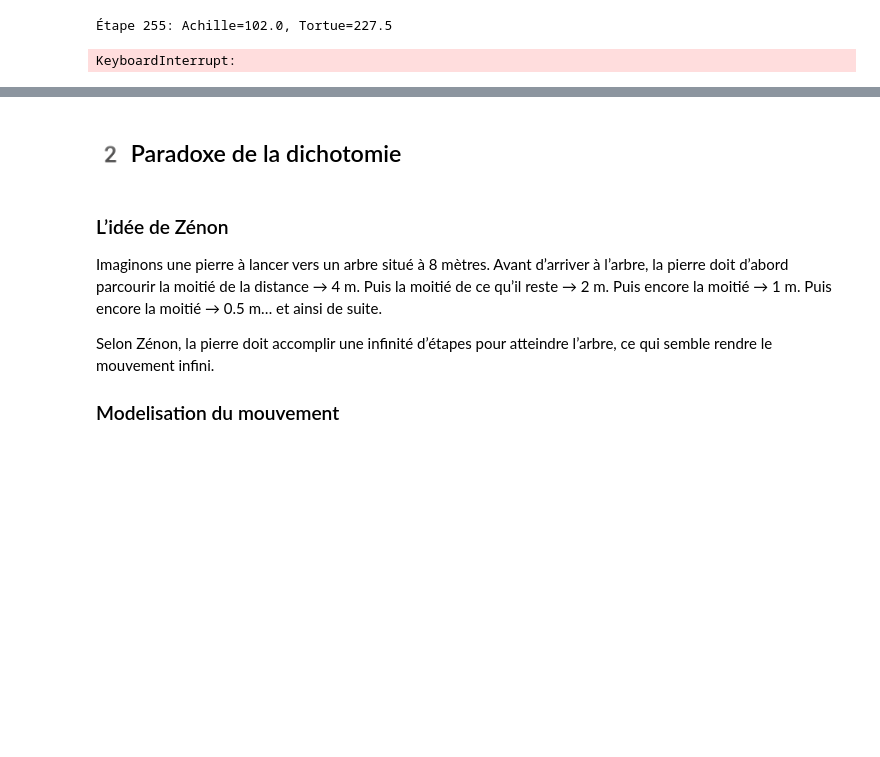
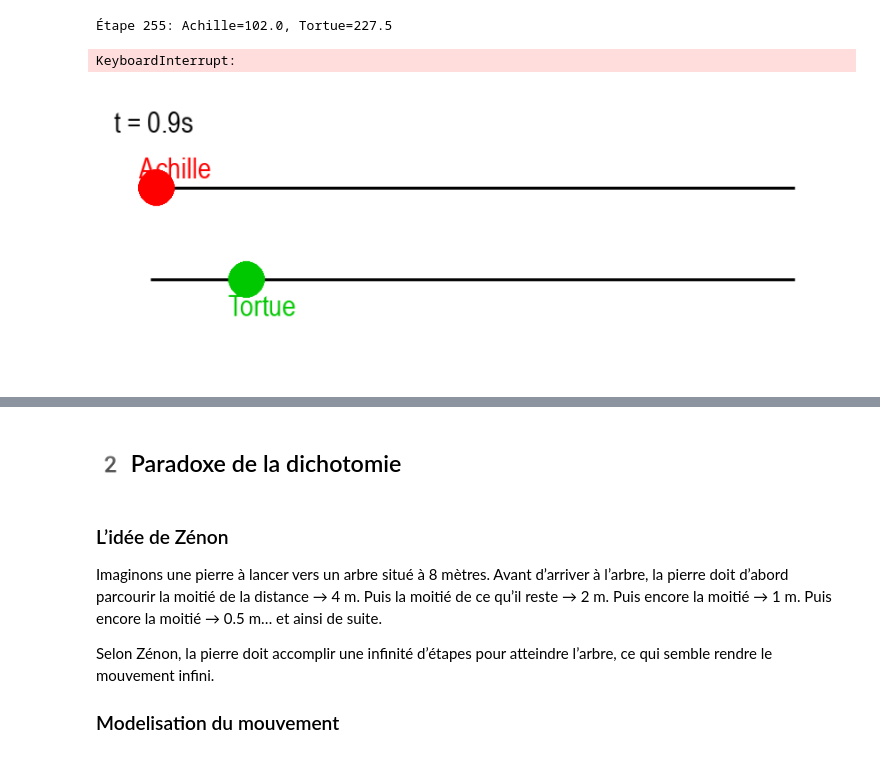
Before and after one commit to Paul-Emmanuel-Buffe/zeno-paradoxes-, a Jupyter notebook: zeno_paradoxes.ipynb, the cells around one changed output, grey strips where cells are left out. Drawn from its saved outputs; the diff is of its cells as text; code cells hidden in the pictures; blank space fills up the shorter version.

Commit message:
adding Achille visualisation

```diff
--- a/zeno_paradoxes.ipynb
+++ b/zeno_paradoxes.ipynb
@@ -146,3 +153,99 @@ run_simulation()
 [figure]
 Étape 255: Achille=102.0, Tortue=227.5
 KeyboardInterrupt:
+# %%
+import pygame
+import numpy as np
+import matplotlib.pyplot as plt
+from IPython.display import display, clear_output
+import time
+
+# Initialiser pygame
+pygame.init()
+
+# Paramètres
+v_achille = 7  # vitesse par défaut
+v_tortue = 5
+largeur, hauteur = 800, 300
+surface = pygame.Surface((largeur, hauteur))
+
+# Couleurs
+blanc = (255, 255, 255)
+rouge = (255, 0, 0)
+vert = (0, 200, 0)
+noir = (0, 0, 0)
+
+# Police
+font = pygame.font.SysFont("ubuntu", 32)
+
+# Positions des lignes
+ligne_achille = hauteur // 3
+ligne_tortue = 2 * hauteur // 3
+
+def draw_frame(achille, tortue, t, arrivee):
+    surface.fill(blanc)
+
+    # Lignes de course
+    pygame.draw.line(surface, noir, (50, ligne_achille), (largeur-50, ligne_achille), 3)
+    pygame.draw.line(surface, noir, (50, ligne_tortue), (largeur-50, ligne_tortue), 3)
+
+    # Personnages (limiter la position à l'écran)
+    pos_achille = min(int(achille) + 50, largeur-70)
+    pos_tortue = min(int(tortue) + 50, largeur-70)
+
+    pygame.draw.circle(surface, rouge, (pos_achille, ligne_achille), 20)
+    pygame.draw.circle(surface, vert, (pos_tortue, ligne_tortue), 20)
+
+    # Labels
+    label_achille = font.render("Achille", True, rouge)
+    surface.blit(label_achille, (pos_achille - 20, ligne_achille - 40))
+    label_tortue = font.render("Tortue", True, vert)
+    surface.blit(label_tortue, (pos_tortue - 20, ligne_tortue + 10))
+
+    # Temps
+    texte = font.render(f"t = {t:.1f}s", True, noir)
+    surface.blit(texte, (10, 10))
+
+    # Message de fin
+    if arrivee:
+        result = font.render(f"Achille a rattrapé la tortue en {t:.1f}s", True, noir)
+        surface.blit(result, (50, hauteur//2))
+
+    # Conversion pour matplotlib
+    img = np.transpose(pygame.surfarray.array3d(surface), (1,0,2))
+    plt.figure(figsize=(12, 4))
+    plt.imshow(img)
+    plt.axis('off')
+    plt.show()
+
+# Initialisation
+achille = 0
+tortue = 100
+t = 0
+arrivee = False
+
+# Affichage initial
+draw_frame(achille, tortue, t, arrivee)
+print(f"Début: Achille={achille}m, Tortue={tortue}m, Vitesse Achille={v_achille}m/s")
+
+# Simulation
+while not arrivee:
+    time.sleep(0.5)
+
+    # Mise à jour des positions
+    achille += v_achille * 0.1
+    tortue += v_tortue * 0.1
+    t += 0.1
+
+    # Vérifier si Achille rattrape la tortue
+    if achille >= tortue:
+        arrivee = True
+
+    clear_output(wait=True)
+    draw_frame(achille, tortue, t, arrivee)
+    print(f"t={t:.1f}s: Achille={achille:.1f}m, Tortue={tortue:.1f}m")
+
+print(f"✓ Achille a rattrapé la tortue en {t:.1f} secondes!")
+print(f"Position finale: Achille={achille:.1f}m, Tortue={tortue:.1f}m")
+# %% [output]
+[figure, added]
```
Also changed, not shown: parts of 2 cells of this notebook.
